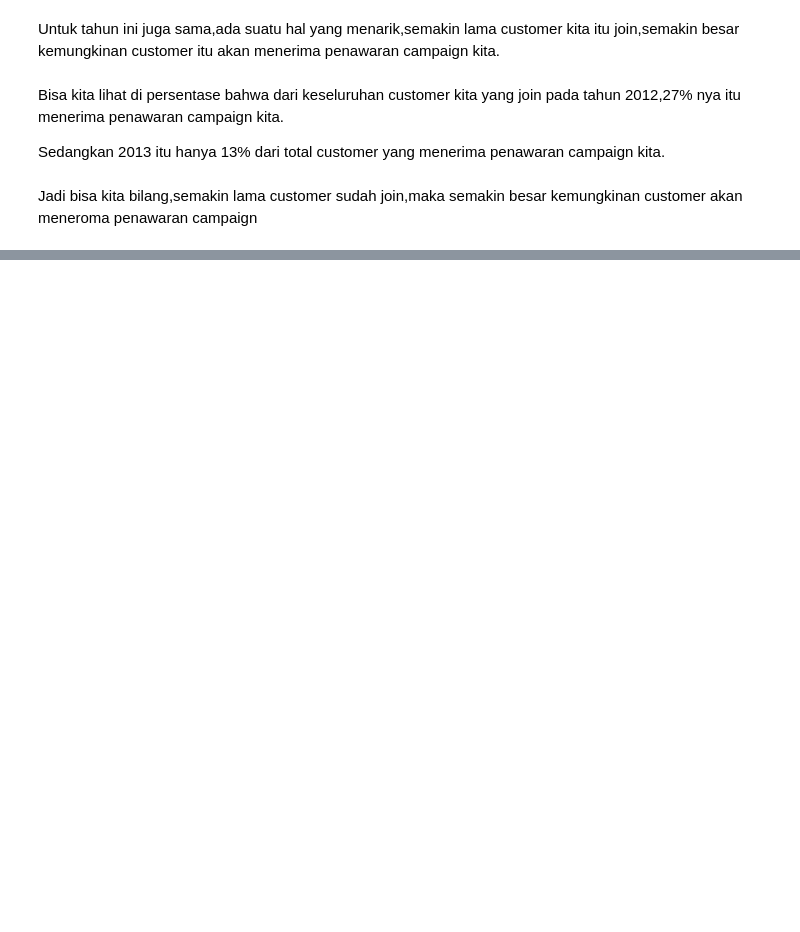
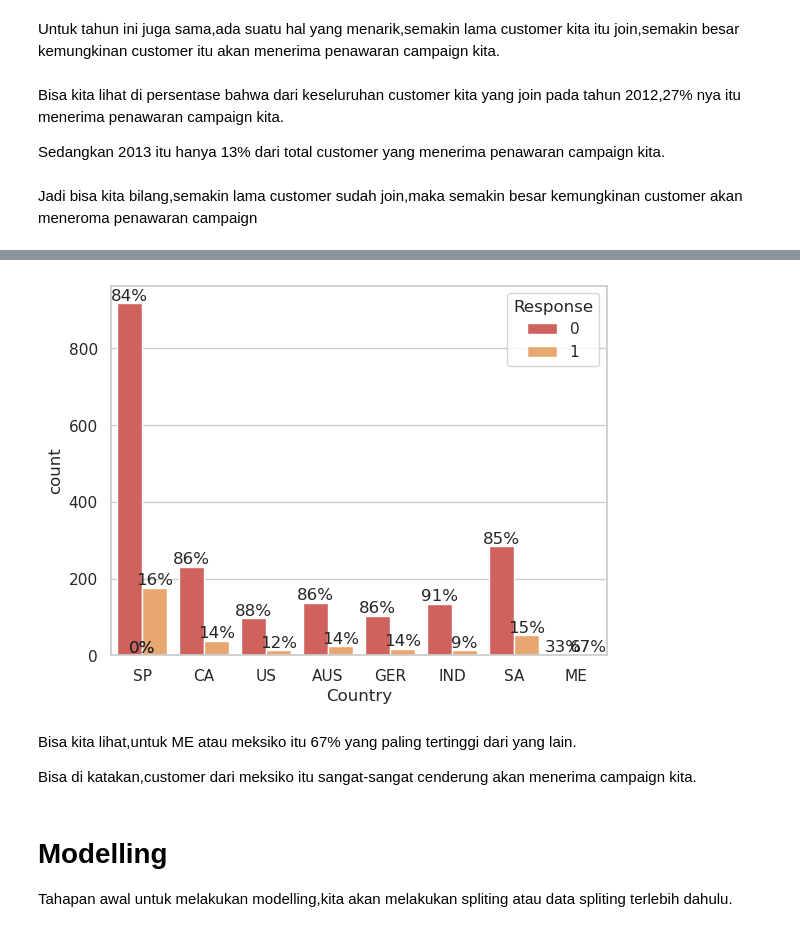
Before and after one commit to 1amkaizen/belajar-data-analyst, a Jupyter notebook: praktek.ipynb, the cells around one changed output, grey strips where cells are left out. Cells and saved outputs as stored; diff of their text form; code cells hidden in the pictures; blank space fills up the shorter version.

```diff
--- a/praktek.ipynb
+++ b/praktek.ipynb
@@ -582,0 +747,14 @@ Jadi bisa kita bilang,semakin lama customer sudah join,maka semakin besar kemung
+# %%
+ax = sns.countplot(x='Country', hue='Response', data=df)
+barPerc(df, 'Country', ax)
+
+## Mexico dan Spain adalah negara yang paling cenderung menerima penawaran campaign terbaru
+# %% [output]
+[figure, added]
+# %% [markdown]
+Bisa kita lihat,untuk ME atau meksiko itu 67% yang paling tertinggi dari yang lain.
+
+Bisa di katakan,customer dari meksiko itu sangat-sangat cenderung akan menerima campaign kita.
+# %% [markdown]
+# Modelling
+Tahapan awal untuk melakukan modelling,kita akan melakukan spliting atau data spliting terlebih dahulu.
```
Also changed, not shown: parts of 246 cells of this notebook.
